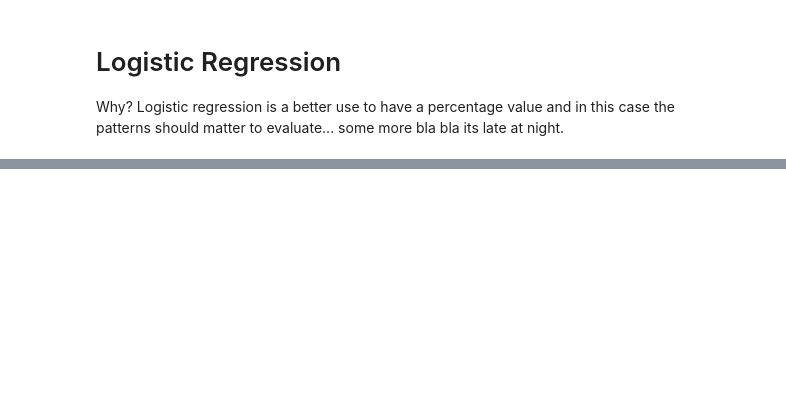
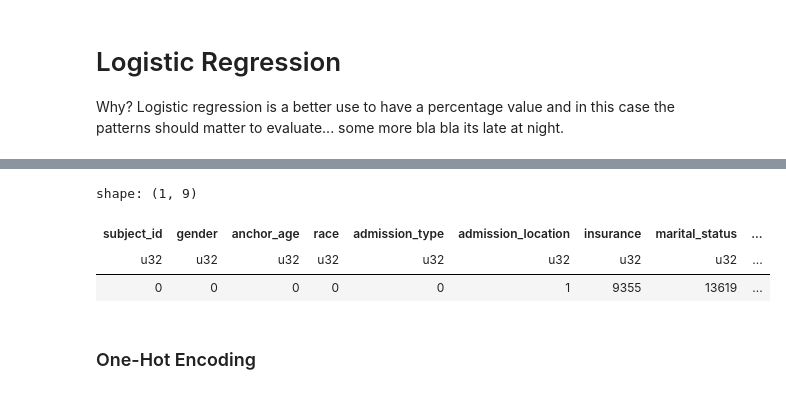
Before and after one commit to ayk-404/fs-thesis, a Jupyter notebook: data_analysis.ipynb, the cells around one changed output, grey strips where cells are left out. Saved outputs shown, nothing was run; the diff lists cells and outputs as text; code cells hidden in the pictures; blank space fills up the shorter version.

```diff
--- a/data_analysis.ipynb
+++ b/data_analysis.ipynb
@@ -386,0 +455,9 @@ Why? Logistic regression is a better use to have a percentage value and in this
+# %%
+df.null_count()
+# %% [output]
+shape: (1, 9)
+| subject_id | gender | anchor_age | race | admission_type | admission_location | insurance | marital_status | ... |
+| u32 | u32 | u32 | u32 | u32 | u32 | u32 | u32 | ... |
+| 0 | 0 | 0 | 0 | 0 | 1 | 9355 | 13619 | ... |
+# %% [markdown]
+### One-Hot Encoding
```
Also changed, not shown: parts of 9 cells of this notebook.
